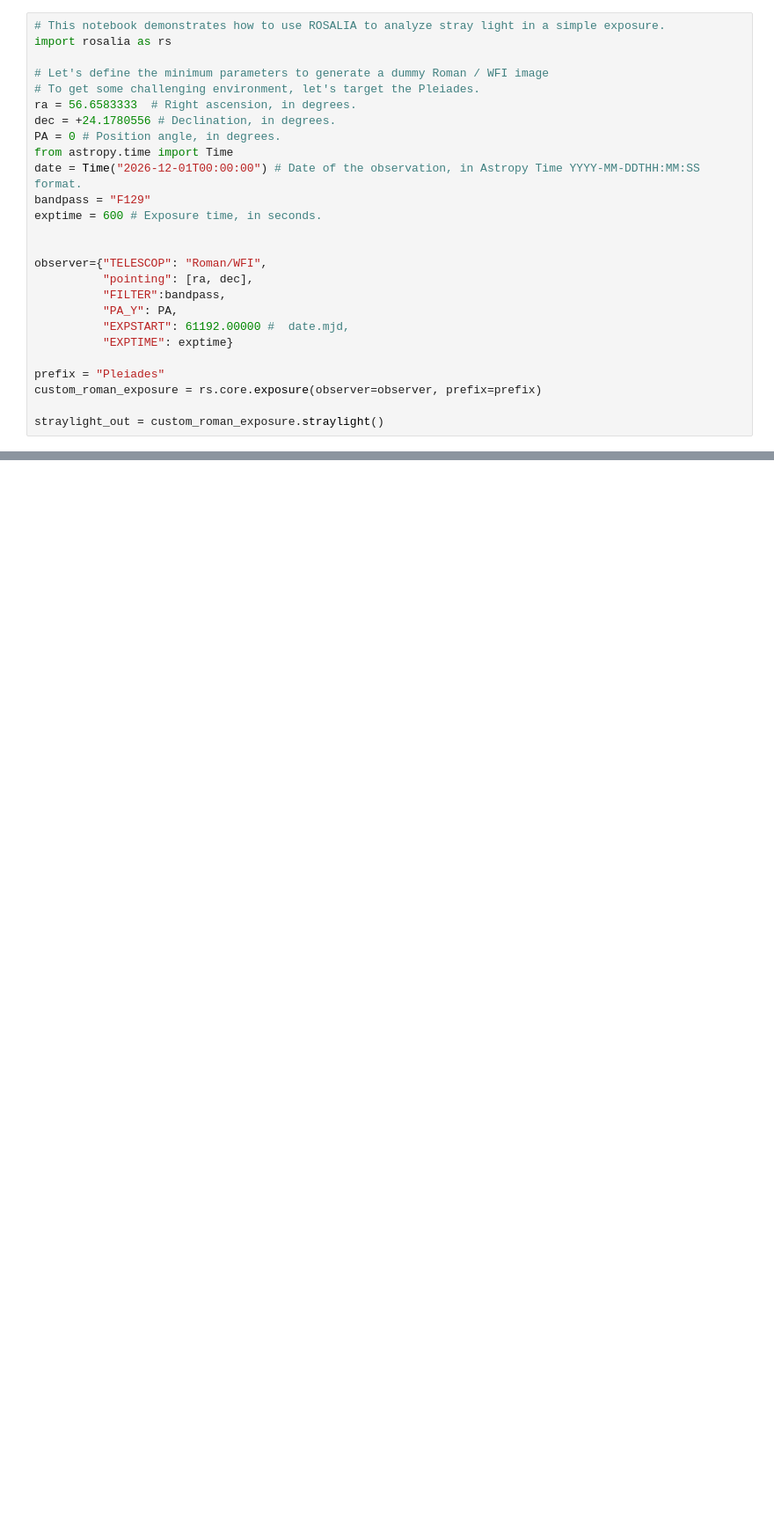
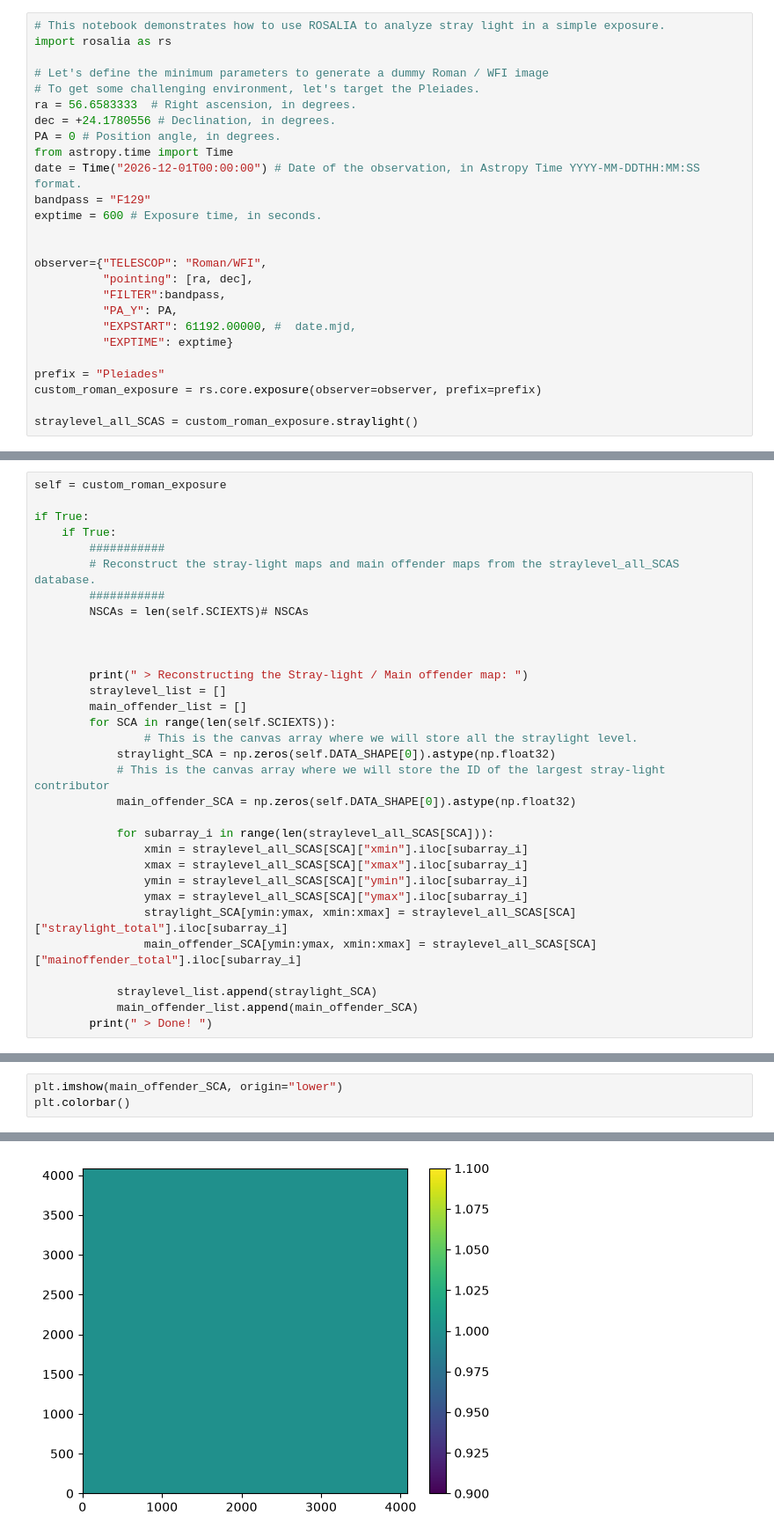
Before and after one commit to Borlaff/ROSALIA, a Jupyter notebook: notebooks/tutorials/R1_Rosalia_stray_example.ipynb, the cells around one changed output, grey strips where cells are left out. Shown at 88% size. Saved outputs shown, nothing was run; the diff lists cells and outputs as text; blank space fills up the shorter version.

Commit message:
Roman NDI estimator parallel

```diff
--- a/notebooks/tutorials/R1_Rosalia_stray_example.ipynb
+++ b/notebooks/tutorials/R1_Rosalia_stray_example.ipynb
@@ -17,11 +17,11 @@ observer={"TELESCOP": "Roman/WFI",
           "pointing": [ra, dec],
           "FILTER":bandpass,
           "PA_Y": PA,
-          "EXPSTART": 61192.00000 #  date.mjd,
+          "EXPSTART": 61192.00000, #  date.mjd,
           "EXPTIME": exptime}
 
 prefix = "Pleiades"
 custom_roman_exposure = rs.core.exposure(observer=observer, prefix=prefix)
 
-straylight_out = custom_roman_exposure.straylight()
+straylevel_all_SCAS = custom_roman_exposure.straylight()
 # %% [output]
@@ -28,0 +31,32 @@ SyntaxError: invalid syntax. Perhaps you forgot a comma? (2195130278.py, line 19
+# %%
+self = custom_roman_exposure
+
+if True:
+    if True:
+        ###########
+        # Reconstruct the stray-light maps and main offender maps from the straylevel_all_SCAS database.
+        ###########
+        NSCAs = len(self.SCIEXTS)# NSCAs
+
+
+
+        print(" > Reconstructing the Stray-light / Main offender map: ")
+        straylevel_list = []
+        main_offender_list = []
+        for SCA in range(len(self.SCIEXTS)):
+                # This is the canvas array where we will store all the straylight level.
+            straylight_SCA = np.zeros(self.DATA_SHAPE[0]).astype(np.float32)
+            # This is the canvas array where we will store the ID of the largest stray-light contributor
+            main_offender_SCA = np.zeros(self.DATA_SHAPE[0]).astype(np.float32)
+
+            for subarray_i in range(len(straylevel_all_SCAS[SCA])):
+                xmin = straylevel_all_SCAS[SCA]["xmin"].iloc[subarray_i]
+                xmax = straylevel_all_SCAS[SCA]["xmax"].iloc[subarray_i]
+                ymin = straylevel_all_SCAS[SCA]["ymin"].iloc[subarray_i]
+                ymax = straylevel_all_SCAS[SCA]["ymax"].iloc[subarray_i]
+                straylight_SCA[ymin:ymax, xmin:xmax] = straylevel_all_SCAS[SCA]["straylight_total"].iloc[subarray_i]
+                main_offender_SCA[ymin:ymax, xmin:xmax] = straylevel_all_SCAS[SCA]["mainoffender_total"].iloc[subarray_i]
+
+            straylevel_list.append(straylight_SCA)
+            main_offender_list.append(main_offender_SCA)
+        print(" > Done! ")
@@ -28,0 +80,4 @@ SyntaxError: invalid syntax. Perhaps you forgot a comma? (2195130278.py, line 19
+# %%
+plt.imshow(main_offender_SCA, origin="lower")
+plt.colorbar()
+# %% [output]
@@ -28,0 +85 @@ SyntaxError: invalid syntax. Perhaps you forgot a comma? (2195130278.py, line 19
+[figure, added]
```
Also changed, not shown: parts of 7 cells of this notebook, 7 other files.
